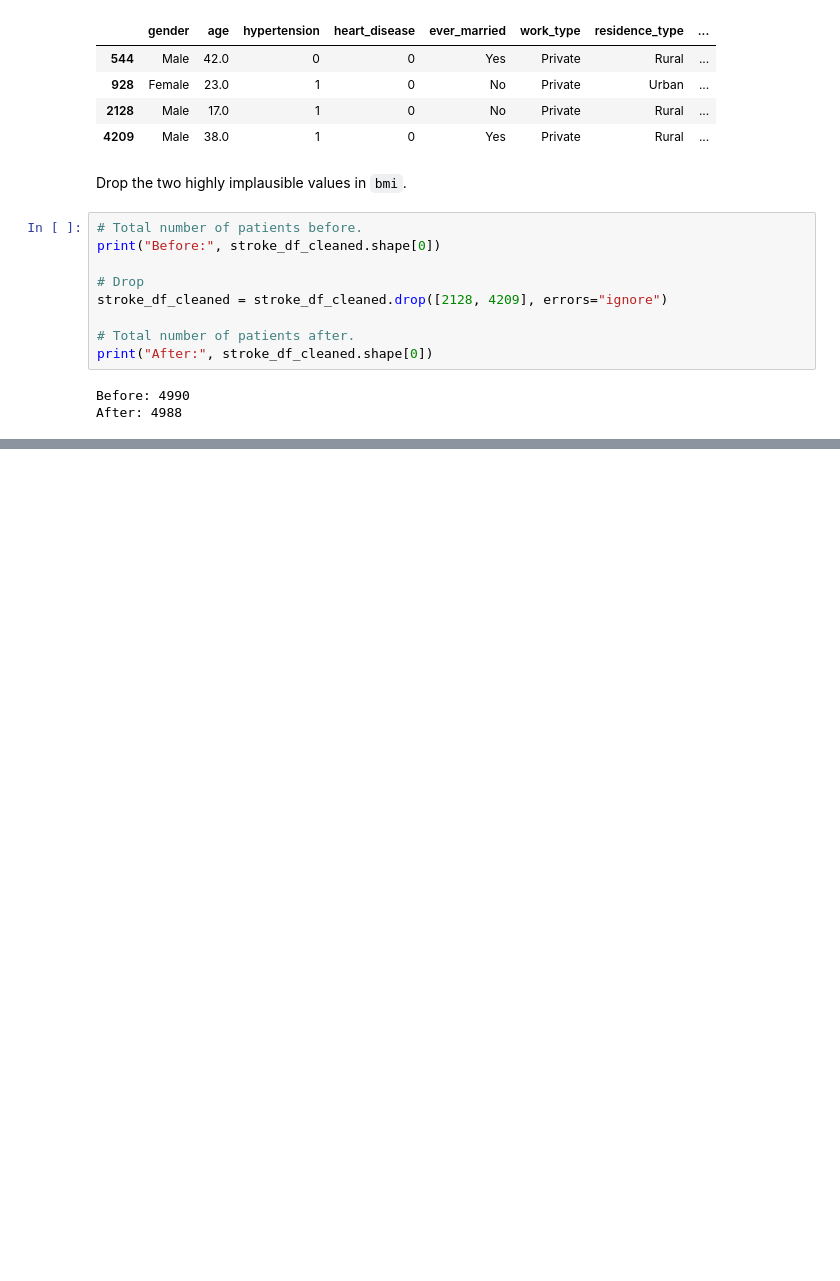
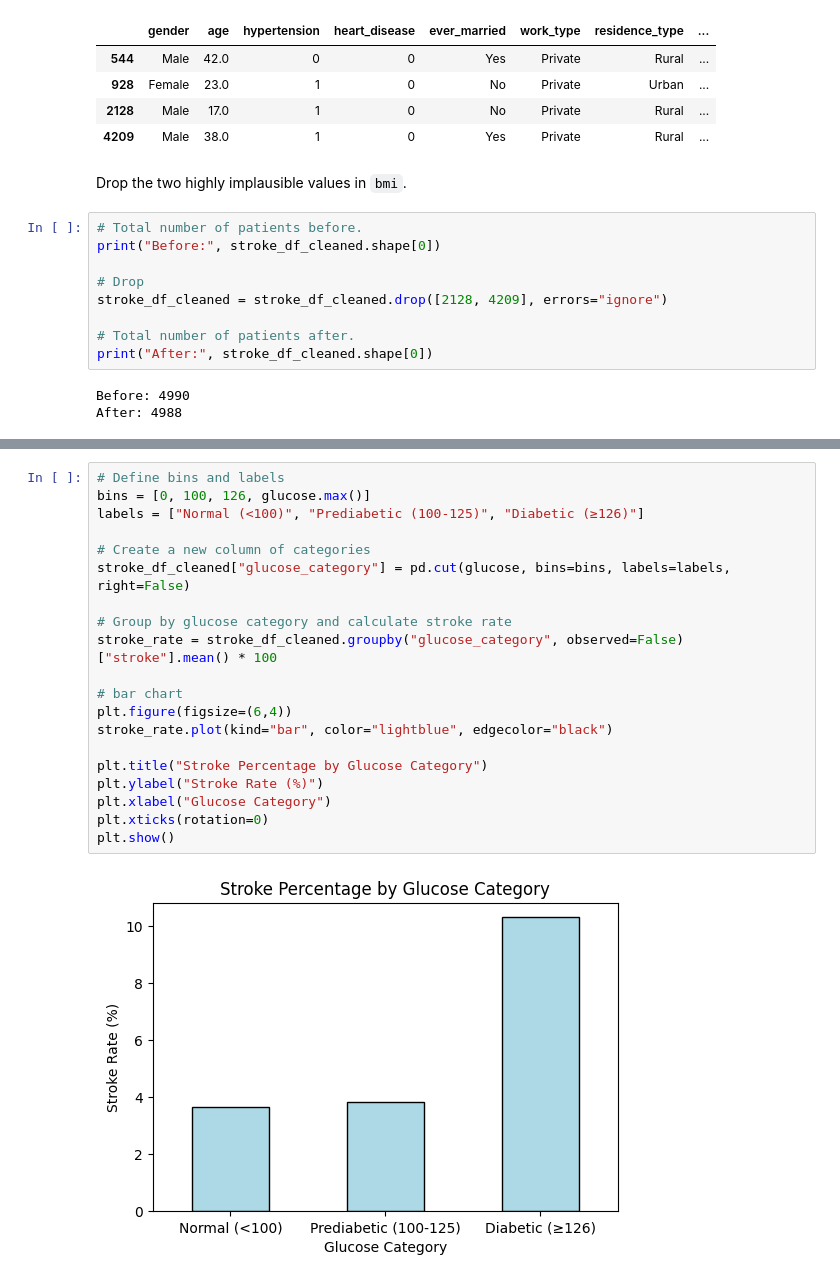
Before and after one commit to Yasir-4/data-science-practice, a Jupyter notebook: projects/mini-projects/stroke-analysis-mini-project.ipynb, the cells around one changed output, grey strips where cells are left out. Drawn from its saved outputs; the diff is of its cells as text; blank space fills up the shorter version.

```diff
--- a/projects/mini-projects/stroke-analysis-mini-project.ipynb
+++ b/projects/mini-projects/stroke-analysis-mini-project.ipynb
@@ -537,0 +596,22 @@ After: 4988
+# %%
+# Define bins and labels
+bins = [0, 100, 126, glucose.max()]
+labels = ["Normal (<100)", "Prediabetic (100-125)", "Diabetic (≥126)"]
+
+# Create a new column of categories
+stroke_df_cleaned["glucose_category"] = pd.cut(glucose, bins=bins, labels=labels, right=False)
+
+# Group by glucose category and calculate stroke rate
+stroke_rate = stroke_df_cleaned.groupby("glucose_category", observed=False)["stroke"].mean() * 100
+
+# bar chart
+plt.figure(figsize=(6,4))
+stroke_rate.plot(kind="bar", color="lightblue", edgecolor="black")
+
+plt.title("Stroke Percentage by Glucose Category")
+plt.ylabel("Stroke Rate (%)")
+plt.xlabel("Glucose Category")
+plt.xticks(rotation=0)
+plt.show()
+# %% [output]
+[figure, added]
```
Also changed, not shown: parts of 28 cells of this notebook.
